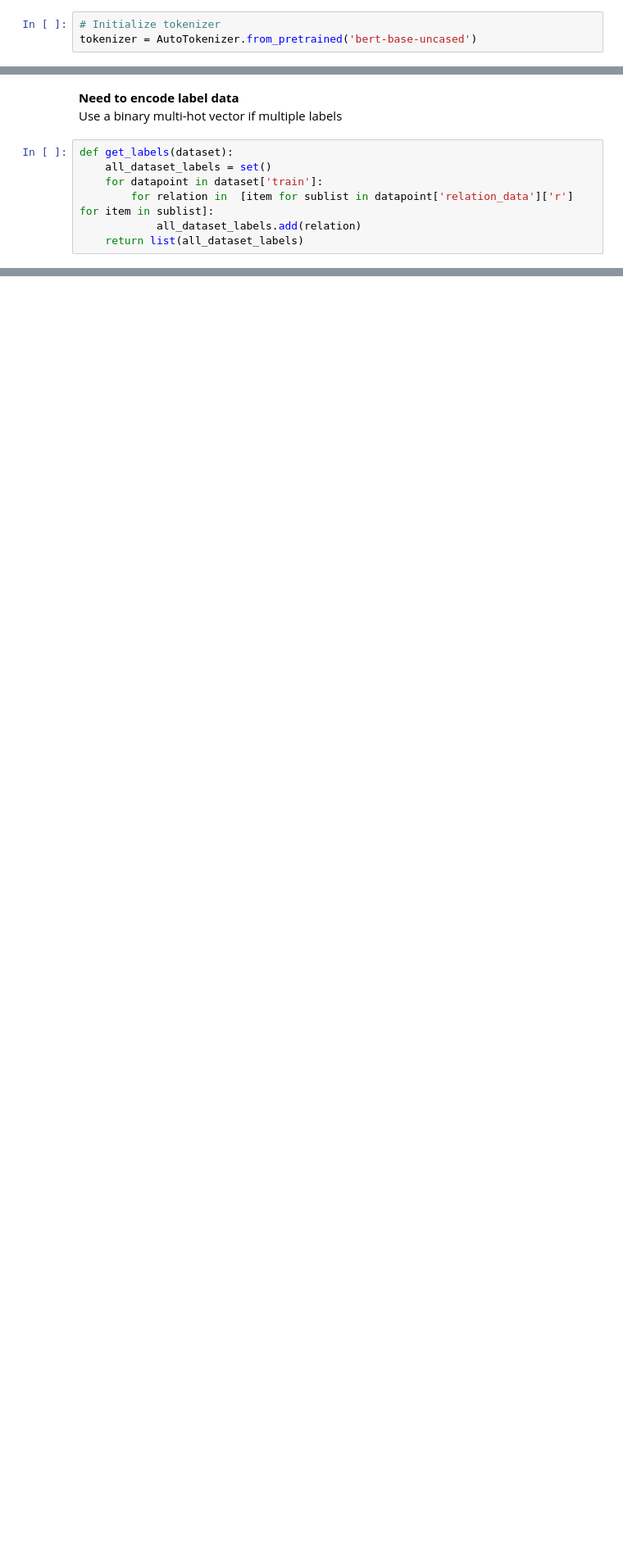
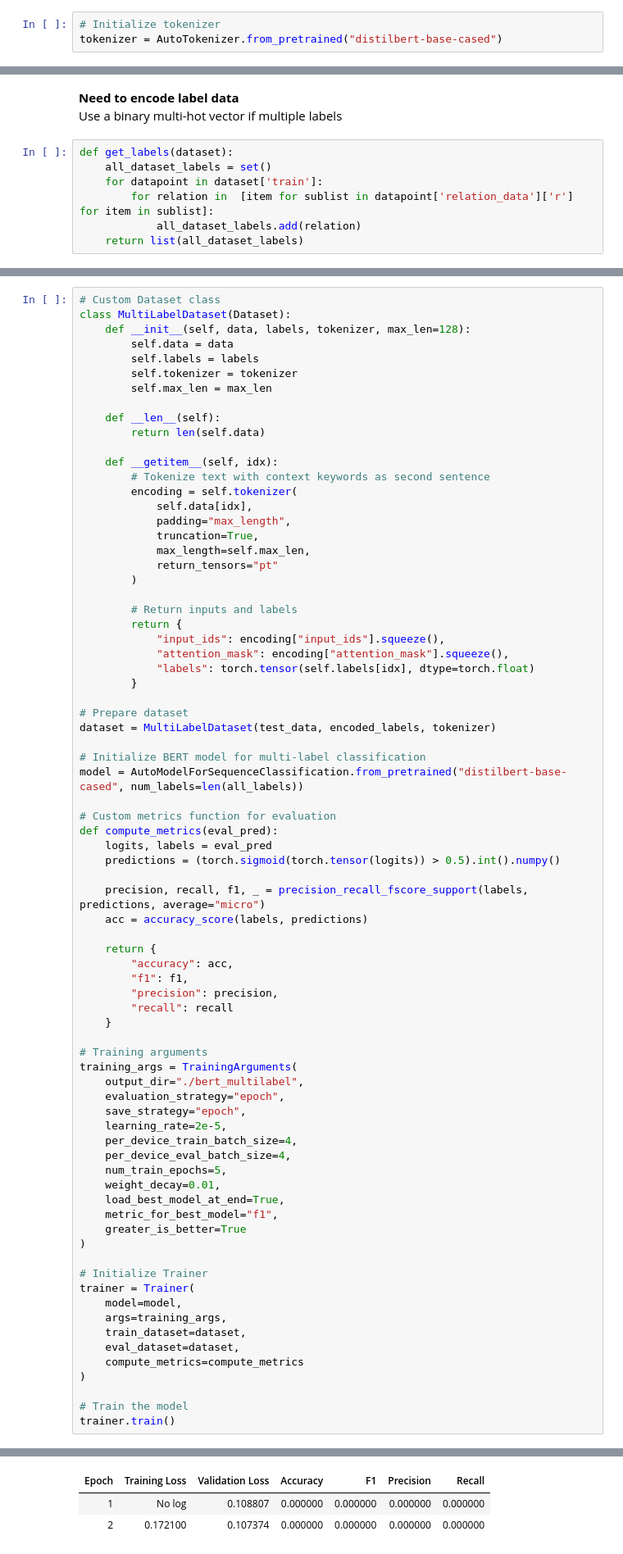
Before and after one commit to Mozzer2310/text-mining-cwk, a Jupyter notebook: bert-experiments.ipynb, the cells around one changed output, grey strips where cells are left out. Shown at 82% size. Saved outputs shown, nothing was run; the diff lists cells and outputs as text; blank space fills up the shorter version.

Commit message:
Attempt at training BERT

```diff
--- a/bert-experiments.ipynb
+++ b/bert-experiments.ipynb
@@ -68,6 +66,6 @@ The cache for model files in Transformers v4.22.0 has been updated. Migrating yo
 # %%
 # Initialize tokenizer
-tokenizer = AutoTokenizer.from_pretrained('bert-base-uncased')
+tokenizer = AutoTokenizer.from_pretrained("distilbert-base-cased")
 # %%
 def add_tokens(example, add_triggers=True):
     """Converts datapoint to a list of tuples containing dialog with separated entities and their relation"""
@@ -179,0 +188,77 @@ print(mlb.classes_)
+# %%
+# Custom Dataset class
+class MultiLabelDataset(Dataset):
+    def __init__(self, data, labels, tokenizer, max_len=128):
+        self.data = data
+        self.labels = labels
+        self.tokenizer = tokenizer
+        self.max_len = max_len
+
+    def __len__(self):
+        return len(self.data)
+
+    def __getitem__(self, idx):
+        # Tokenize text with context keywords as second sentence
+        encoding = self.tokenizer(
+            self.data[idx],
+            padding="max_length",
+            truncation=True,
+            max_length=self.max_len,
+            return_tensors="pt"
+        )
+
+        # Return inputs and labels
+        return {
+            "input_ids": encoding["input_ids"].squeeze(),
+            "attention_mask": encoding["attention_mask"].squeeze(),
+            "labels": torch.tensor(self.labels[idx], dtype=torch.float)
+        }
+
+# Prepare dataset
+dataset = MultiLabelDataset(test_data, encoded_labels, tokenizer)
+
+# Initialize BERT model for multi-label classification
+model = AutoModelForSequenceClassification.from_pretrained("distilbert-base-cased", num_labels=len(all_labels))
+
+# Custom metrics function for evaluation
+def compute_metrics(eval_pred):
+    logits, labels = eval_pred
+    predictions = (torch.sigmoid(torch.tensor(logits)) > 0.5).int().numpy()
+
+    precision, recall, f1, _ = precision_recall_fscore_support(labels, predictions, average="micro")
+    acc = accuracy_score(labels, predictions)
+
+    return {
+        "accuracy": acc,
+        "f1": f1,
+        "precision": precision,
+        "recall": recall
+    }
+
+# Training arguments
+training_args = TrainingArguments(
+    output_dir="./bert_multilabel",
+    evaluation_strategy="epoch",
+    save_strategy="epoch",
+    learning_rate=2e-5,
+    per_device_train_batch_size=4,
+    per_device_eval_batch_size=4,
+    num_train_epochs=5,
+    weight_decay=0.01,
+    load_best_model_at_end=True,
+    metric_for_best_model="f1",
+    greater_is_better=True
+)
+
+# Initialize Trainer
+trainer = Trainer(
+    model=model,
+    args=training_args,
+    train_dataset=dataset,
+    eval_dataset=dataset,
+    compute_metrics=compute_metrics
+)
+
+# Train the model
+trainer.train()
+# %% [output]
@@ -179,0 +269,3 @@ print(mlb.classes_)
+| Epoch | Training Loss | Validation Loss | Accuracy | F1 | Precision | Recall |
+| 1 | No log | 0.108807 | 0.000000 | 0.000000 | 0.000000 | 0.000000 |
+| 2 | 0.172100 | 0.107374 | 0.000000 | 0.000000 | 0.000000 | 0.000000 |
```
Also changed, not shown: parts of 8 cells of this notebook.
